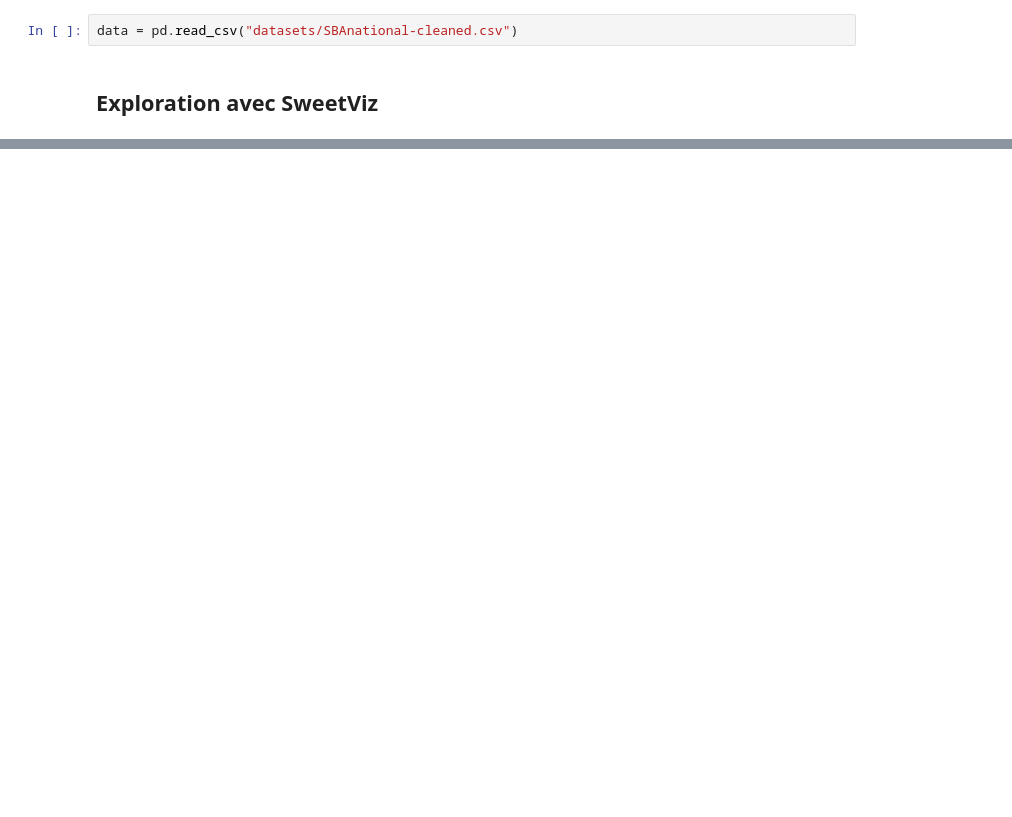
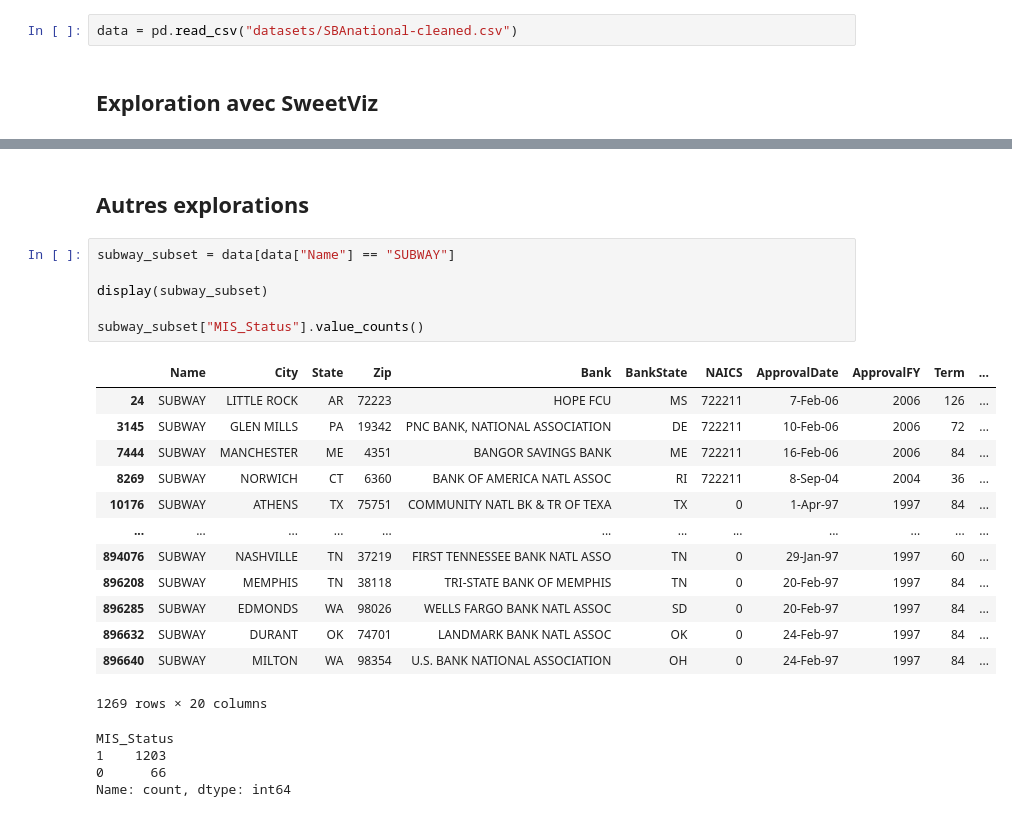
Before and after one commit to cjulliar/loan_project, a Jupyter notebook: eda.ipynb, the cells around one changed output, grey strips where cells are left out. Saved outputs shown, nothing was run; the diff lists cells and outputs as text; blank space fills up the shorter version.

```diff
--- a/eda.ipynb
+++ b/eda.ipynb
@@ -25,0 +33,26 @@ Report sv-reports/report.html was generated! NOTEBOOK/COLAB USERS: the web brows
+# %% [markdown]
+## Autres explorations
+# %%
+subway_subset = data[data["Name"] == "SUBWAY"]
+
+display(subway_subset)
+
+subway_subset["MIS_Status"].value_counts()
+# %% [output]
+|  | Name | City | State | Zip | Bank | BankState | NAICS | ApprovalDate | ApprovalFY | Term | ... |
+| 24 | SUBWAY | LITTLE ROCK | AR | 72223 | HOPE FCU | MS | 722211 | 7-Feb-06 | 2006 | 126 | ... |
+| 3145 | SUBWAY | GLEN MILLS | PA | 19342 | PNC BANK, NATIONAL ASSOCIATION | DE | 722211 | 10-Feb-06 | 2006 | 72 | ... |
+| 7444 | SUBWAY | MANCHESTER | ME | 4351 | BANGOR SAVINGS BANK | ME | 722211 | 16-Feb-06 | 2006 | 84 | ... |
+| 8269 | SUBWAY | NORWICH | CT | 6360 | BANK OF AMERICA NATL ASSOC | RI | 722211 | 8-Sep-04 | 2004 | 36 | ... |
+| 10176 | SUBWAY | ATHENS | TX | 75751 | COMMUNITY NATL BK & TR OF TEXA | TX | 0 | 1-Apr-97 | 1997 | 84 | ... |
+| ... | ... | ... | ... | ... | ... | ... | ... | ... | ... | ... | ... |
+| 894076 | SUBWAY | NASHVILLE | TN | 37219 | FIRST TENNESSEE BANK NATL ASSO | TN | 0 | 29-Jan-97 | 1997 | 60 | ... |
+| 896208 | SUBWAY | MEMPHIS | TN | 38118 | TRI-STATE BANK OF MEMPHIS | TN | 0 | 20-Feb-97 | 1997 | 84 | ... |
+| 896285 | SUBWAY | EDMONDS | WA | 98026 | WELLS FARGO BANK NATL ASSOC | SD | 0 | 20-Feb-97 | 1997 | 84 | ... |
+| 896632 | SUBWAY | DURANT | OK | 74701 | LANDMARK BANK NATL ASSOC | OK | 0 | 24-Feb-97 | 1997 | 84 | ... |
+| 896640 | SUBWAY | MILTON | WA | 98354 | U.S. BANK NATIONAL ASSOCIATION | OH | 0 | 24-Feb-97 | 1997 | 84 | ... |
+1269 rows × 20 columns
+MIS_Status
+1    1203
+0      66
+Name: count, dtype: int64
```
Also changed, not shown: parts of 2 cells of this notebook, 2 other files.
